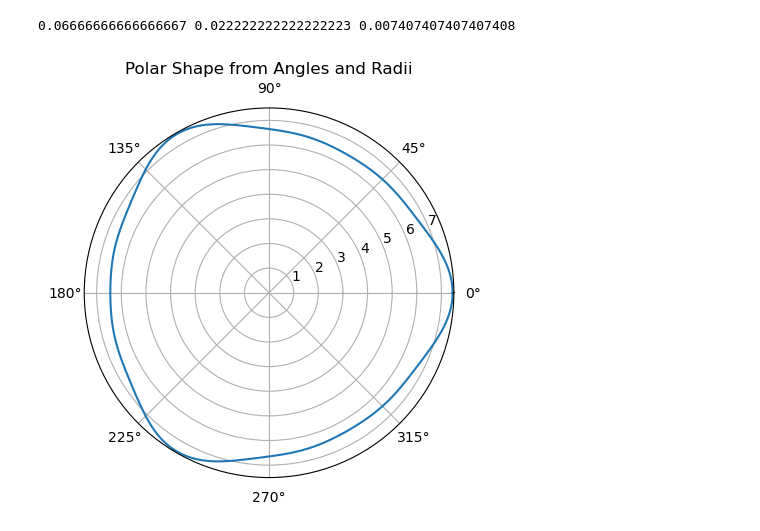
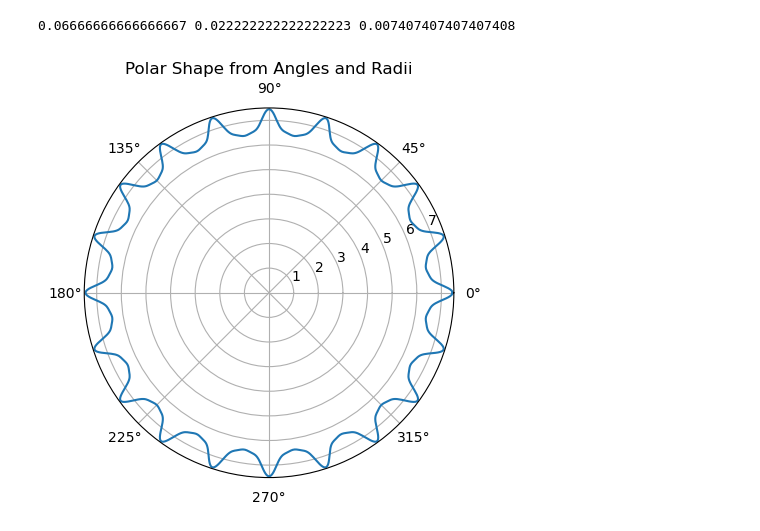
Before and after one commit to Florian808/Inward-flame-post-process, a Jupyter notebook: Local/Shape_IC.ipynb, the cells around one changed output. Saved outputs shown, nothing was run; the diff lists cells and outputs as text; code cells hidden in the pictures.

```diff
--- a/Local/Shape_IC.ipynb
+++ b/Local/Shape_IC.ipynb
@@ -14,14 +14,14 @@ def get_n_cell(theta, n, r_mean):
 # %%
 # Uin 2.75 l ~ 54
 
 theta = np.linspace(0, 2 * np.pi, 1000)
-radius = get_n_cell(theta, 3, 6.8)
+radius = get_n_cell(theta, 20, 6.8)
 
 ig, ax = plt.subplots(subplot_kw={'projection': 'polar'})
 ax.plot(theta, radius)
 
 ax.set_title("Polar Shape from Angles and Radii")
 plt.show()
 # %% [output]
 0.06666666666666667 0.022222222222222223 0.007407407407407408
-[figure, old version]
+[figure, new version]
```
Also changed, not shown: 6 other files.
